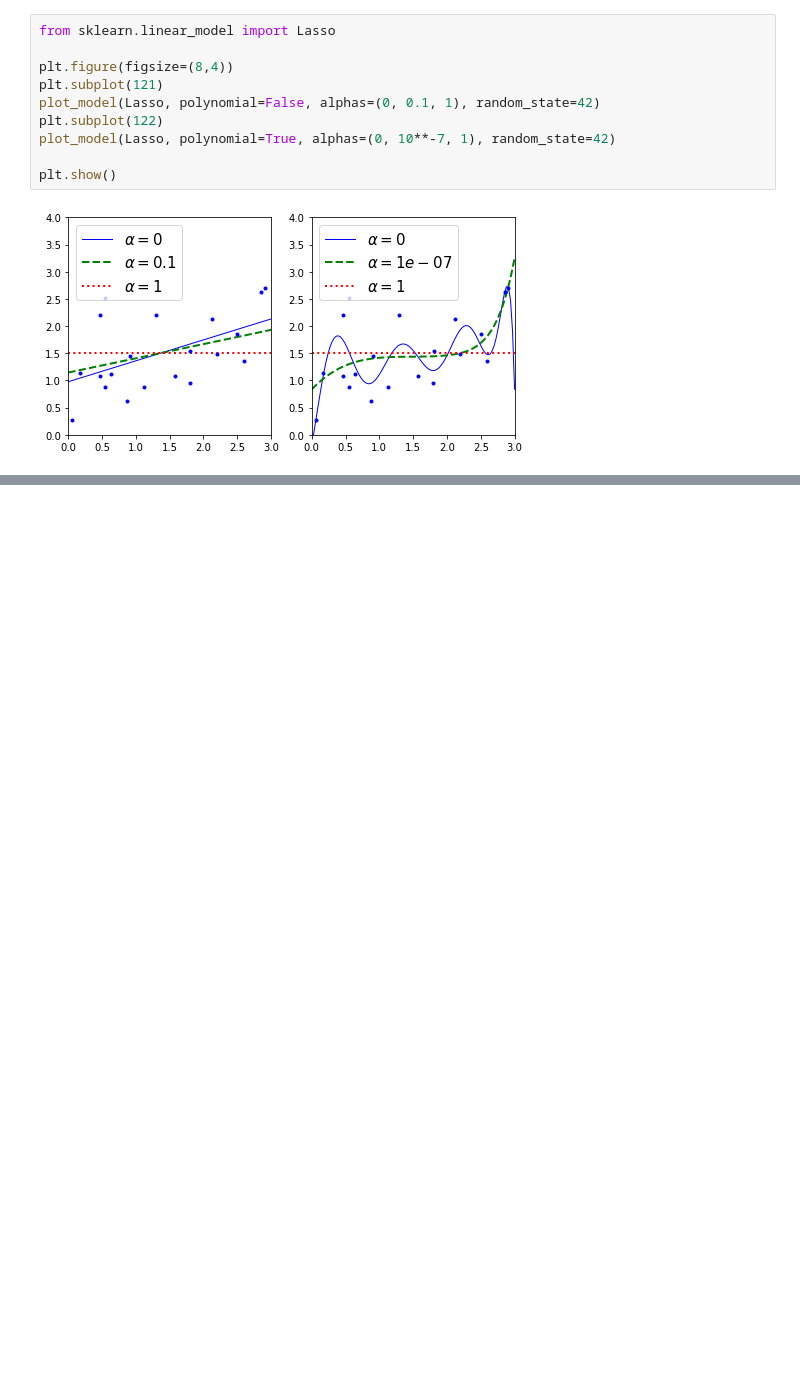
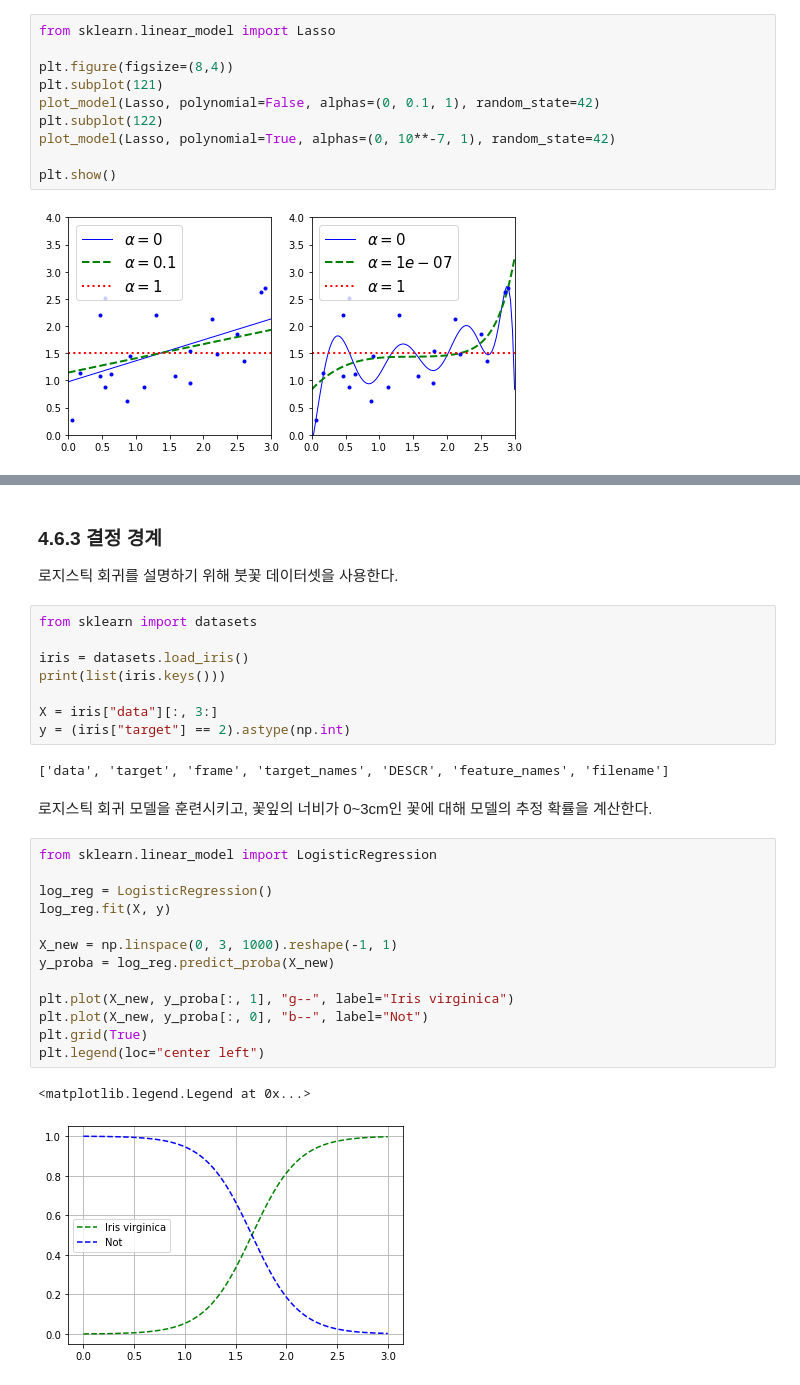
Before and after one commit to vallisneria/hknu4-artificial-intelligence, a Jupyter notebook: Chapter04/training_linear_models.ipynb, the cells around one changed output, grey strips where cells are left out. Cells and saved outputs as stored; diff of their text form; blank space fills up the shorter version.

```diff
--- a/Chapter04/training_linear_models.ipynb
+++ b/Chapter04/training_linear_models.ipynb
@@ -492,0 +534,31 @@ $$ J(\theta)=\mathrm{MSE}(\theta)+r\alpha\sum_{i=1}^n \left| \theta_i \right| +
+# %% [markdown]
+### 4.6.3 결정 경계
+로지스틱 회귀를 설명하기 위해 붓꽃 데이터셋을 사용한다.
+# %%
+from sklearn import datasets
+
+iris = datasets.load_iris()
+print(list(iris.keys()))
+
+X = iris["data"][:, 3:]
+y = (iris["target"] == 2).astype(np.int)
+# %% [output]
+['data', 'target', 'frame', 'target_names', 'DESCR', 'feature_names', 'filename']
+# %% [markdown]
+로지스틱 회귀 모델을 훈련시키고, 꽃잎의 너비가 0~3cm인 꽃에 대해 모델의 추정 확률을 계산한다.
+# %%
+from sklearn.linear_model import LogisticRegression
+
+log_reg = LogisticRegression()
+log_reg.fit(X, y)
+
+X_new = np.linspace(0, 3, 1000).reshape(-1, 1)
+y_proba = log_reg.predict_proba(X_new)
+
+plt.plot(X_new, y_proba[:, 1], "g--", label="Iris virginica")
+plt.plot(X_new, y_proba[:, 0], "b--", label="Not")
+plt.grid(True)
+plt.legend(loc="center left")
+# %% [output]
+<matplotlib.legend.Legend at 0x...>
+[figure, added]
```
Also changed, not shown: parts of 10 cells of this notebook.
